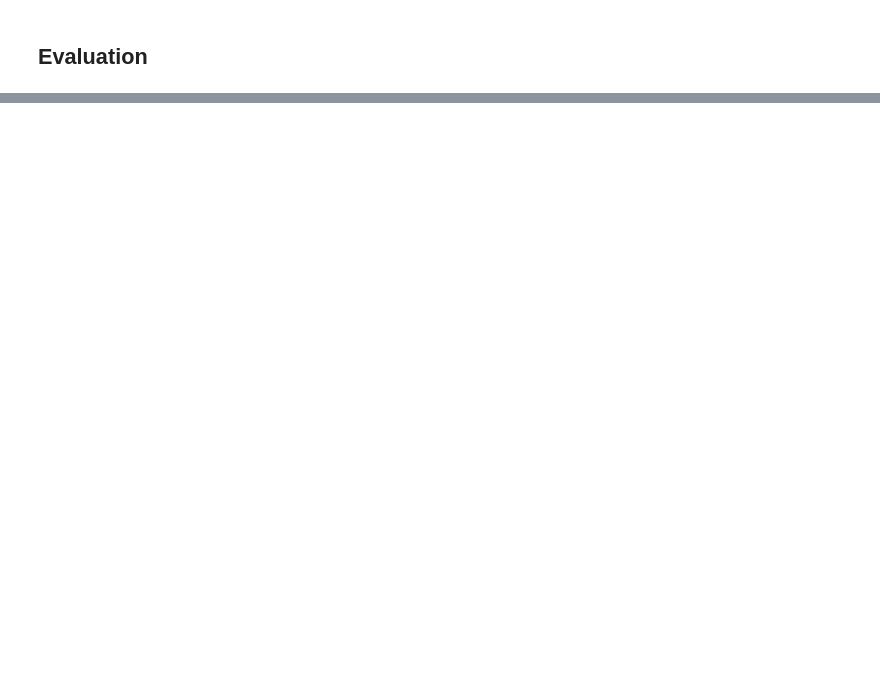
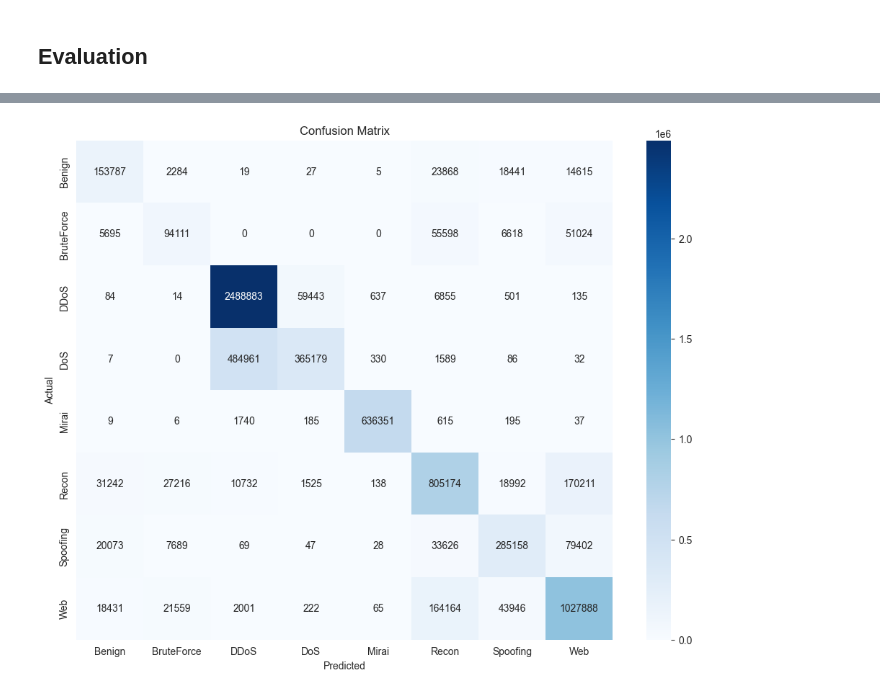
Before and after one commit to LDTips/EMLET, a Jupyter notebook: project/neural_pytorch.ipynb, the cells around one changed output, grey strips where cells are left out. Drawn from its saved outputs; the diff is of its cells as text; code cells hidden in the pictures; blank space fills up the shorter version.

```diff
--- a/project/neural_pytorch.ipynb
+++ b/project/neural_pytorch.ipynb
@@ -55,6 +54,6 @@ from sklearn.linear_model import LogisticRegression
 DATASET_DIR = r'../CICIoT2023'
 # %%
-df_sets = [k for k in os.listdir(DATASET_DIR) if k.endswith('.csv')]
+df_sets = [DATASET_DIR + '/' + k for k in os.listdir(DATASET_DIR) if k.endswith('.csv')]
 df_sets.sort()
 # Data is too large to parse as a single pd
 index_range = range(len(df_sets))
@@ -75,7 +74,7 @@ else:
 test_indexes_count = int(len(df_sets)*0.2)
 train_indexes_count = int(len(df_sets)*0.8)
 test_indexes = random.sample(index_range, test_indexes_count)
-train_indexes = [i for i in index_range if i not in test_indexes]
+train_indexes = [i for i in index_range if i not in test_indexes][:train_indexes_count]
 test_data, train_data = [], []
 print(test_indexes)
 X_columns = [
@@ -90,6 +89,7 @@ X_columns = [
     'Radius', 'Covariance', 'Variance', 'Weight',
 ]
 y_column = 'label'
+# DROP_COLS = ['SMTP', 'Drate', 'IRC', 'DHCP', 'Telnet', 'ece_flag_number', 'cwr_flag_number', 'ARP', 'IPv', 'LLC', 'DNS', 'fin_flag_number', 'syn_flag_number', 'rst_flag_number', 'ICMP', 'HTTP', 'psh_flag_number']
 # %% [output]
 INFO: Using seed 42
 INFO: Using 7 classes
@@ -302,30 +379,21 @@ true_labels = []
 pred_labels = []
 
 with torch.no_grad():
-    for test_set in tqdm(test_indexes):
-        iter_data = pd.read_csv(DATASET_DIR + '/' + df_sets[test_set])
-        iter_data[X_columns] = scaler.transform(iter_data[X_columns])
-        X = iter_data[X_columns].values  # Convert DataFrame to numpy array
-        if CLASSES == 7:
-            y = np.array([dict_7classes[k] for k in iter_data[y_column]])
-        elif CLASSES == 2:
-            y = np.array([dict_2classes[k] for k in iter_data[y_column]])
-        else:
-            y = iter_data[y_column].values
-        X_tensor = torch.tensor(X, dtype=torch.float32).to(DEVICE)  # Convert numpy array to tensor
-        label_encoder = LabelEncoder()
-        y_encoded = label_encoder.fit_transform(y)
-        y_tensor = torch.tensor(y_encoded, dtype=torch.long).to(DEVICE)
+    for test_i in tqdm(test_indexes):
+        test_dataset = CustomDataset(df_sets[test_i], X_columns, y_column, scaler, label_encoder, dict_7classes, dict_2classes, CLASSES)
+        test_loader = DataLoader(test_dataset, batch_size=BATCH_SIZE, shuffle=True, num_workers=0)  # Adjust num_workers based on your system
 
-        outputs = model(X_tensor)
-        loss = criterion(outputs, y_tensor)
-        val_losses.append(loss.item())
+        for inputs, targets in test_loader:
+            inputs, targets = inputs.to(DEVICE), targets.to(DEVICE)
+            outputs = model(inputs)
+            loss = criterion(outputs, targets)
+            val_losses.append(loss.item())
 
-        # Convert logits to class predictions
-        _, predicted = torch.max(outputs, 1)
+            # Convert logits to class predictions
+            _, predicted = torch.max(outputs, 1)
 
-        true_labels.extend(y_tensor.tolist())
-        pred_labels.extend(predicted.tolist())
+            true_labels.extend(targets.tolist())
+            pred_labels.extend(predicted.tolist())
 
 accuracy = accuracy_score(true_labels, pred_labels)
 precision, recall, f1, _ = precision_recall_fscore_support(true_labels, pred_labels, average='macro')
@@ -358,18 +442,20 @@ with open(f'results/{current_uuid}', 'w') as f:
 # %%
 import matplotlib.pyplot as plt
 import seaborn as sns
 
 class_names = label_encoder.classes_
 plt.figure(figsize=(12, 9))
 sns.heatmap(conf_matrix, annot=True, fmt='d', cmap='Blues', xticklabels=class_names, yticklabels=class_names)
 plt.xlabel('Predicted')
 plt.ylabel('Actual')
 plt.title('Confusion Matrix')
 plt.savefig('confusion_matrix_seaborn.png', dpi=500, bbox_inches='tight')
 plt.show()
 
 # Convert confusion matrix array to a DataFrame
 cm_df = pd.DataFrame(conf_matrix, index=class_names, columns=class_names)
 
 # Export the DataFrame to a CSV file
-cm_df.to_csv('confusion_matrix.csv')
+cm_df.to_csv(f'confusion_matrix-{current_uuid}.csv')
+# %% [output]
+[figure, added]
```
Also changed, not shown: parts of 13 cells of this notebook, 14 other files.
